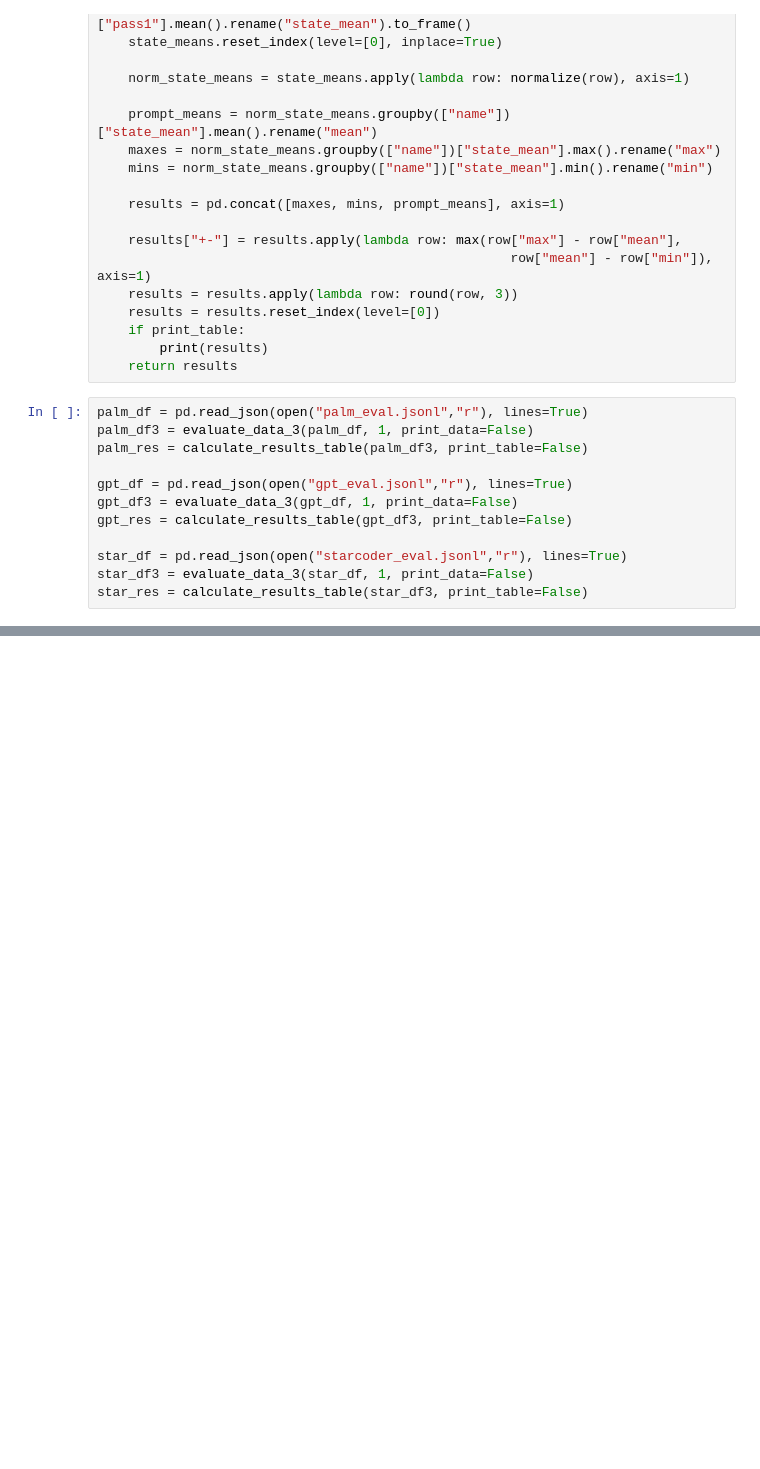
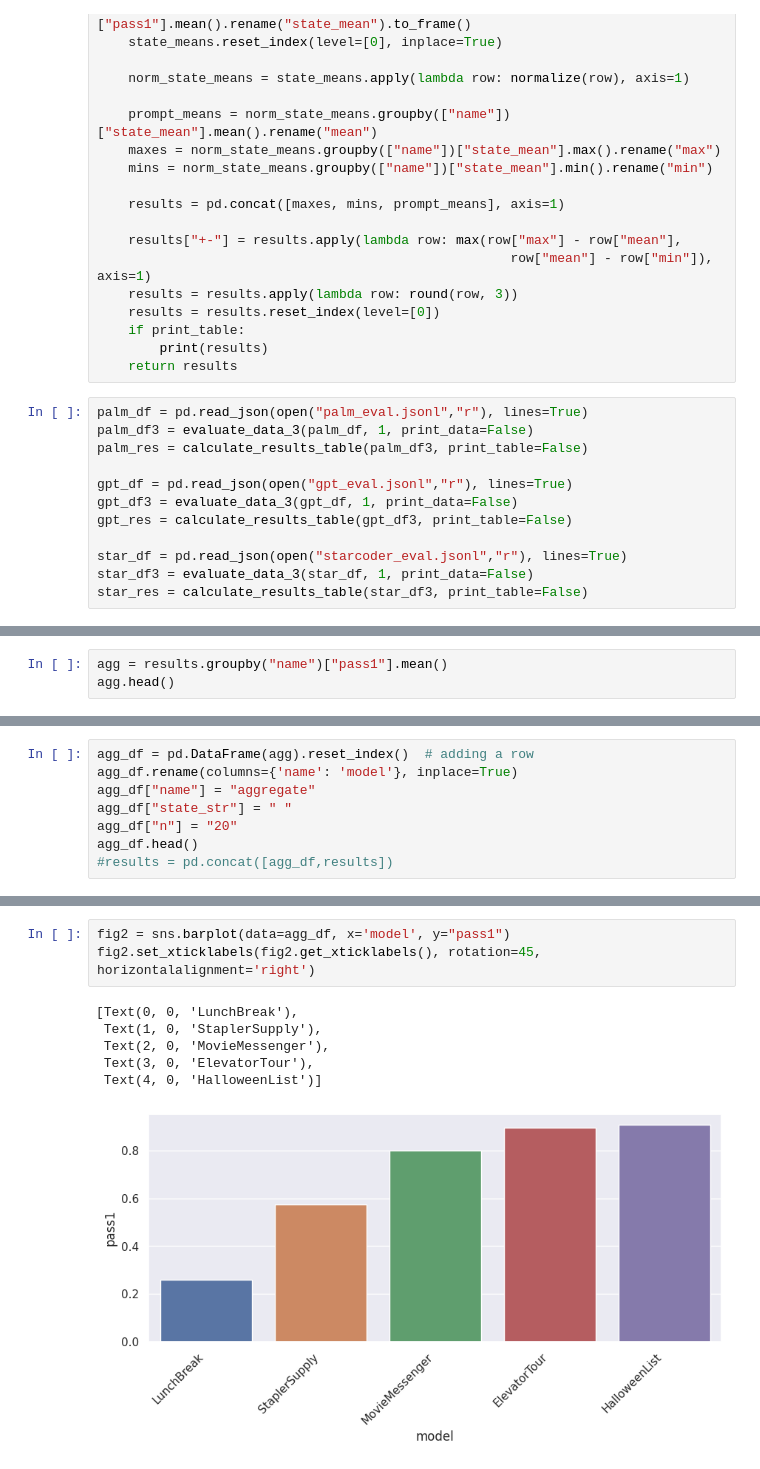
Before and after one commit to ut-amrl/codebotler, a Jupyter notebook: code_generation/eval_test/plot_figure2.ipynb, the cells around one changed output, grey strips where cells are left out. Saved outputs shown, nothing was run; the diff lists cells and outputs as text; blank space fills up the shorter version.

```diff
--- a/code_generation/eval_test/plot_figure2.ipynb
+++ b/code_generation/eval_test/plot_figure2.ipynb
@@ -68,0 +108,3 @@ star_res = calculate_results_table(star_df3, print_table=False)
+# %%
+agg = results.groupby("name")["pass1"].mean()
+agg.head()
@@ -68,0 +119,8 @@ star_res = calculate_results_table(star_df3, print_table=False)
+# %%
+agg_df = pd.DataFrame(agg).reset_index()  # adding a row
+agg_df.rename(columns={'name': 'model'}, inplace=True)
+agg_df["name"] = "aggregate"
+agg_df["state_str"] = " "
+agg_df["n"] = "20"
+agg_df.head()
+#results = pd.concat([agg_df,results])
@@ -125,0 +159,10 @@ plt.xticks([r + barWidth for r in range(tasks_len)],
+# %%
+fig2 = sns.barplot(data=agg_df, x='model', y="pass1")
+fig2.set_xticklabels(fig2.get_xticklabels(), rotation=45, horizontalalignment='right')
+# %% [output]
+[Text(0, 0, 'LunchBreak'),
+ Text(1, 0, 'StaplerSupply'),
+ Text(2, 0, 'MovieMessenger'),
+ Text(3, 0, 'ElevatorTour'),
+ Text(4, 0, 'HalloweenList')]
+[figure, added]
```
Also changed, not shown: parts of 9 cells of this notebook.
